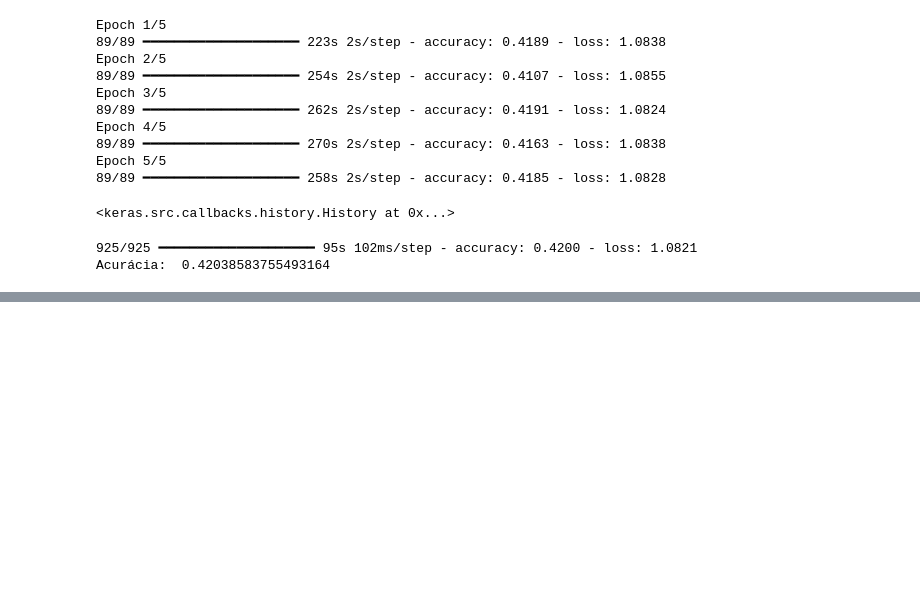
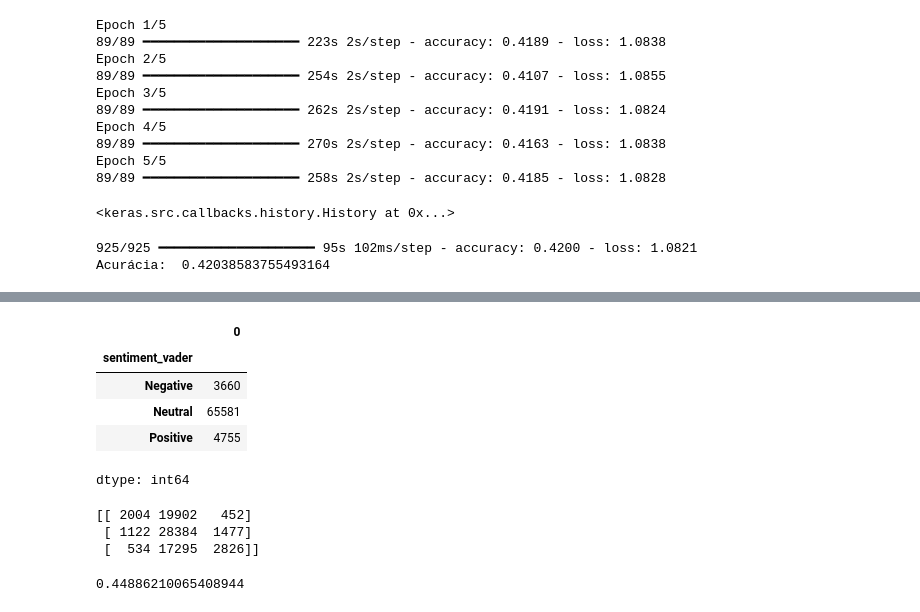
Before and after one commit to eldercamposds/AnaliseDeSentimento, a Jupyter notebook: SupervisionadoVsRegras.ipynb, the cells around one changed output, grey strips where cells are left out. Drawn from its saved outputs; the diff is of its cells as text; code cells hidden in the pictures; blank space fills up the shorter version.

```diff
--- a/SupervisionadoVsRegras.ipynb
+++ b/SupervisionadoVsRegras.ipynb
@@ -155,0 +200,27 @@ Acurácia:  0.42038583755493164
+# %%
+tweets.loc[tweets["sentiment_vader"] == "neu", "sentiment_vader"] = "Neutral"
+tweets.loc[tweets["sentiment_vader"] == "neg", "sentiment_vader"] = "Negative"
+tweets.loc[tweets["sentiment_vader"] == "pos", "sentiment_vader"] = "Positive"
+# %%
+tweets.groupby(["sentiment_vader"]).size()
+# %% [output]
+|  | 0 |
+| sentiment_vader |  |
+| Negative | 3660 |
+| Neutral | 65581 |
+| Positive | 4755 |
+dtype: int64
+# %%
+y_pred = tweets["sentiment_vader"]
+y_test = tweets["sentiment"]
+cm = confusion_matrix(y_test, y_pred)
+print(cm)
+# %% [output]
+[[ 2004 19902   452]
+ [ 1122 28384  1477]
+ [  534 17295  2826]]
+# %%
+accuracy = accuracy_score(y_test, y_pred)
+print(accuracy)
+# %% [output]
+0.44886210065408944
```
Also changed, not shown: parts of 8 cells of this notebook.
